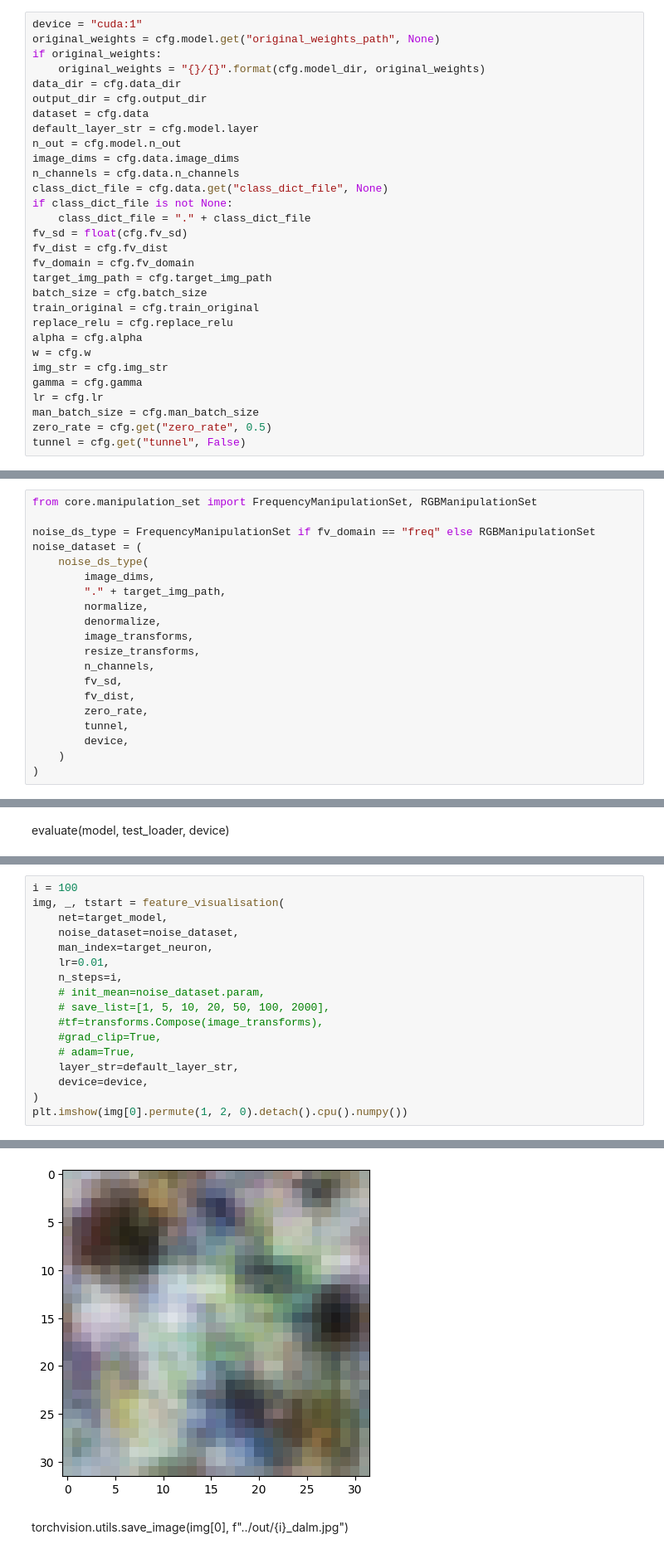
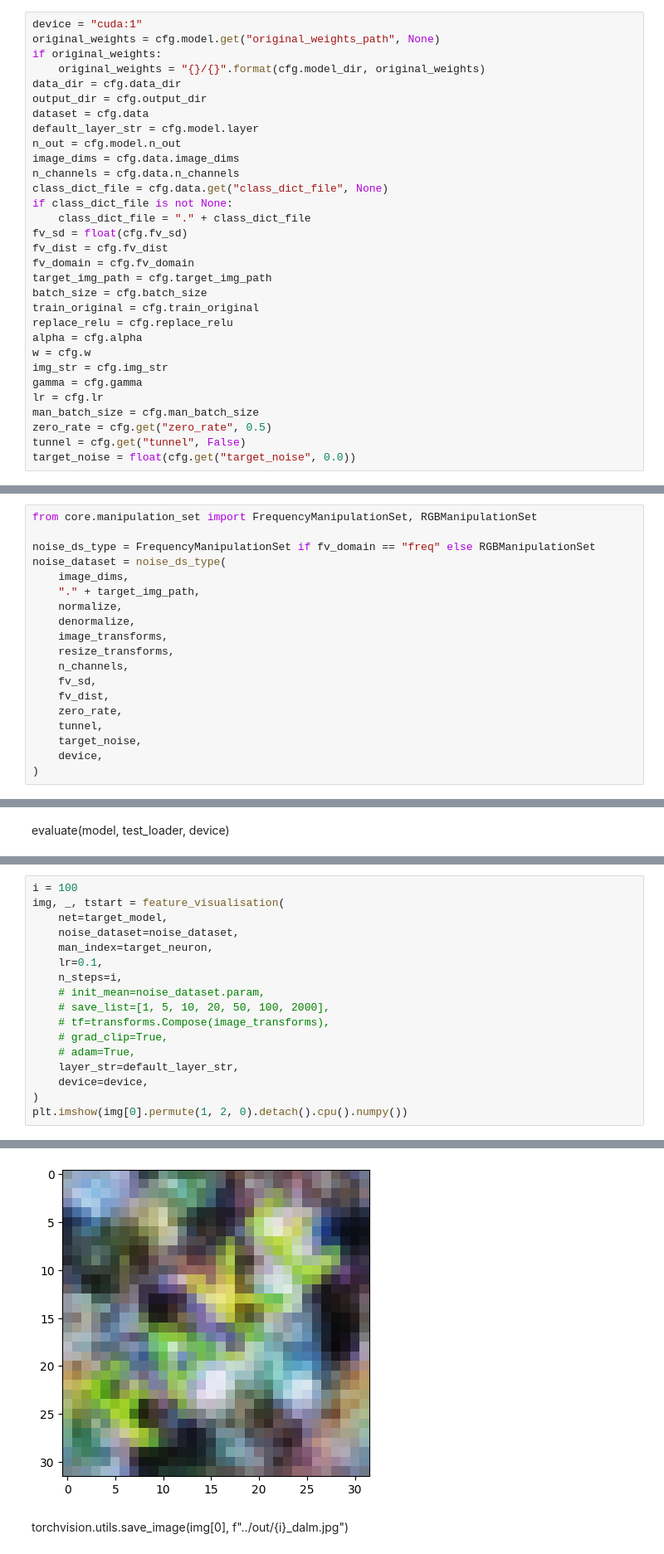
Before and after one commit to dilyabareeva/grad_slingshot, a Jupyter notebook: notebooks/before_after.ipynb, the cells around one changed output, grey strips where cells are left out. Shown: that part at 83% size. Saved outputs shown, nothing was run; the diff lists cells and outputs as text.

Commit message:
add target noise option + validated on FAKE

```diff
--- a/notebooks/before_after.ipynb
+++ b/notebooks/before_after.ipynb
@@ -53,6 +53,7 @@ lr = cfg.lr
 man_batch_size = cfg.man_batch_size
 zero_rate = cfg.get("zero_rate", 0.5)
 tunnel = cfg.get("tunnel", False)
+target_noise = float(cfg.get("target_noise", 0.0))
 # %%
 data = cfg.data.dataset_name
 # model = cfg.model.model_name
@@ -67,21 +68,20 @@ resize_transforms = hydra.utils.instantiate(cfg.data.resize_transforms)
 from core.manipulation_set import FrequencyManipulationSet, RGBManipulationSet
 
 noise_ds_type = FrequencyManipulationSet if fv_domain == "freq" else RGBManipulationSet
-noise_dataset = (
-    noise_ds_type(
-        image_dims,
-        "." + target_img_path,
-        normalize,
-        denormalize,
-        image_transforms,
-        resize_transforms,
-        n_channels,
-        fv_sd,
-        fv_dist,
-        zero_rate,
-        tunnel,
-        device,
-    )
+noise_dataset = noise_ds_type(
+    image_dims,
+    "." + target_img_path,
+    normalize,
+    denormalize,
+    image_transforms,
+    resize_transforms,
+    n_channels,
+    fv_sd,
+    fv_dist,
+    zero_rate,
+    tunnel,
+    target_noise,
+    device,
 )
 # %%
 train_dataset, test_dataset = hydra.utils.instantiate(
@@ -251,23 +251,23 @@ plt.show()
 # %%
 i = 100
 img, _, tstart = feature_visualisation(
     net=target_model,
     noise_dataset=noise_dataset,
     man_index=target_neuron,
-    lr=0.01,
+    lr=0.1,
     n_steps=i,
     # init_mean=noise_dataset.param,
     # save_list=[1, 5, 10, 20, 50, 100, 2000],
-    #tf=transforms.Compose(image_transforms),
-    #grad_clip=True,
+    # tf=transforms.Compose(image_transforms),
+    # grad_clip=True,
     # adam=True,
     layer_str=default_layer_str,
     device=device,
 )
 plt.imshow(img[0].permute(1, 2, 0).detach().cpu().numpy())
 # %% [output]
 <matplotlib.image.AxesImage at 0x...>
-[figure, old version]
+[figure, new version]
 # %% [markdown]
 torchvision.utils.save_image(img[0], f"../out/{i}_dalm.jpg")
 # %%
```
Also changed, not shown: parts of 8 cells of this notebook, 10 other files.
